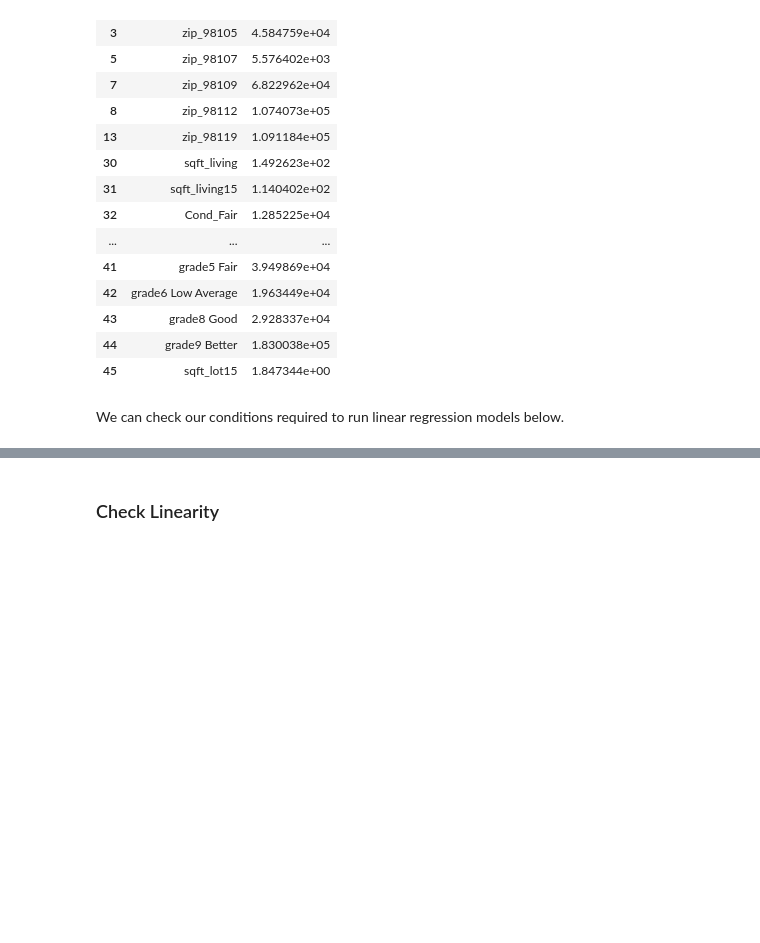
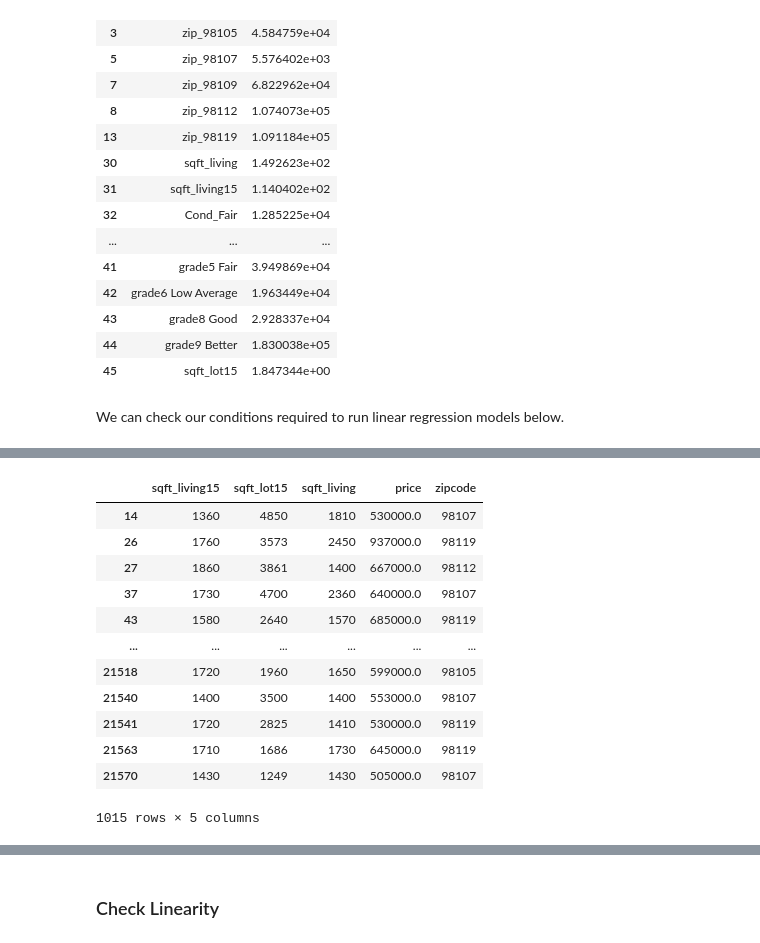
Before and after one commit to zpollats/p2_project_group4, a Jupyter notebook: KC_Housing_Final_Notebook.ipynb, the cells around one changed output, grey strips where cells are left out. Drawn from its saved outputs; the diff is of its cells as text; code cells hidden in the pictures; blank space fills up the shorter version.

```diff
--- a/KC_Housing_Final_Notebook.ipynb
+++ b/KC_Housing_Final_Notebook.ipynb
@@ -1430,0 +1499,18 @@ y_hat_df.head()
+# %%
+zipcode_size = df_seattle[['sqft_living15','sqft_lot15','sqft_living','price','zipcode']]
+zipcode_size = zipcode_size.loc[zipcode_size['zipcode'].isin(['98102','98105','98107','98109','98112','98119'])]
+zipcode_size
+# %% [output]
+|  | sqft_living15 | sqft_lot15 | sqft_living | price | zipcode |
+| 14 | 1360 | 4850 | 1810 | 530000.0 | 98107 |
+| 26 | 1760 | 3573 | 2450 | 937000.0 | 98119 |
+| 27 | 1860 | 3861 | 1400 | 667000.0 | 98112 |
+| 37 | 1730 | 4700 | 2360 | 640000.0 | 98107 |
+| 43 | 1580 | 2640 | 1570 | 685000.0 | 98119 |
+| ... | ... | ... | ... | ... | ... |
+| 21518 | 1720 | 1960 | 1650 | 599000.0 | 98105 |
+| 21540 | 1400 | 3500 | 1400 | 553000.0 | 98107 |
+| 21541 | 1720 | 2825 | 1410 | 530000.0 | 98119 |
+| 21563 | 1710 | 1686 | 1730 | 645000.0 | 98119 |
+| 21570 | 1430 | 1249 | 1430 | 505000.0 | 98107 |
+1015 rows × 5 columns
```
Also changed, not shown: parts of 45 cells of this notebook, 4 other files.
